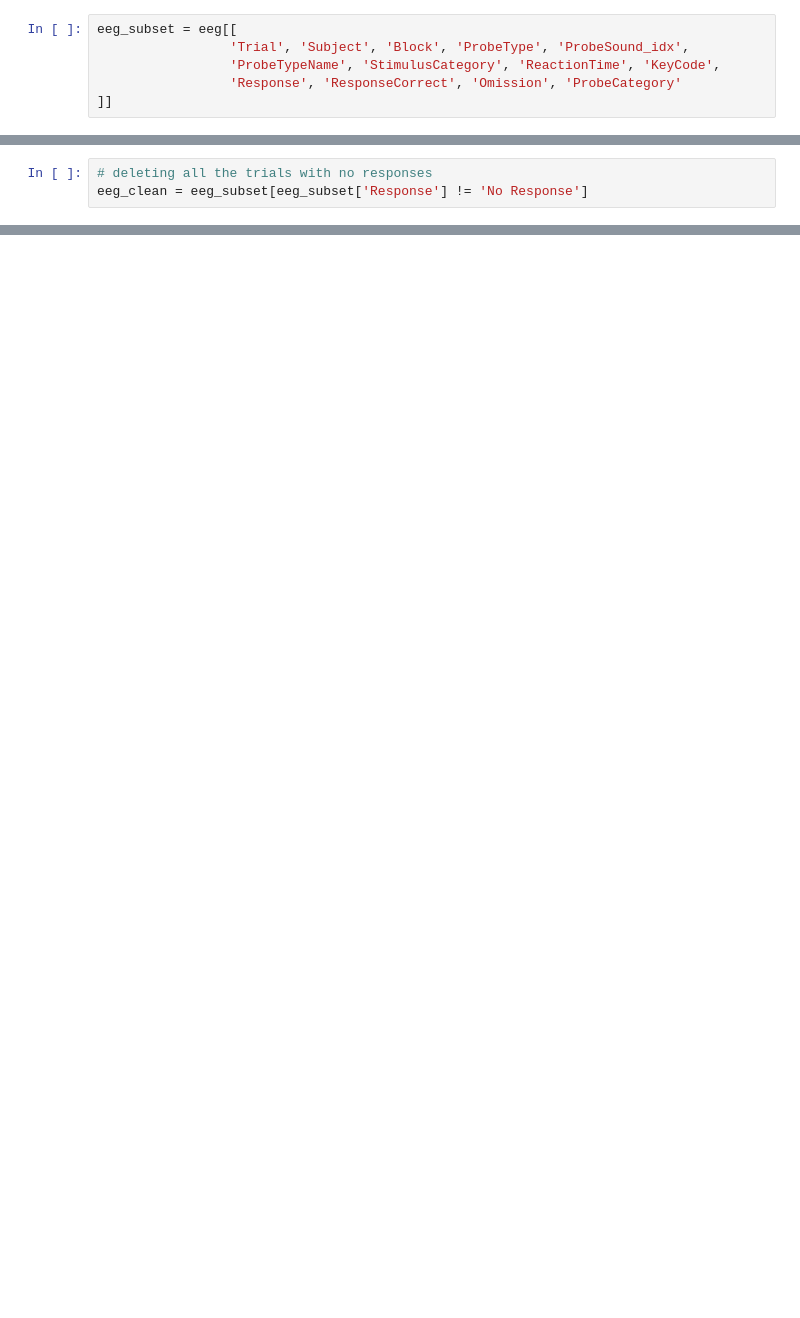
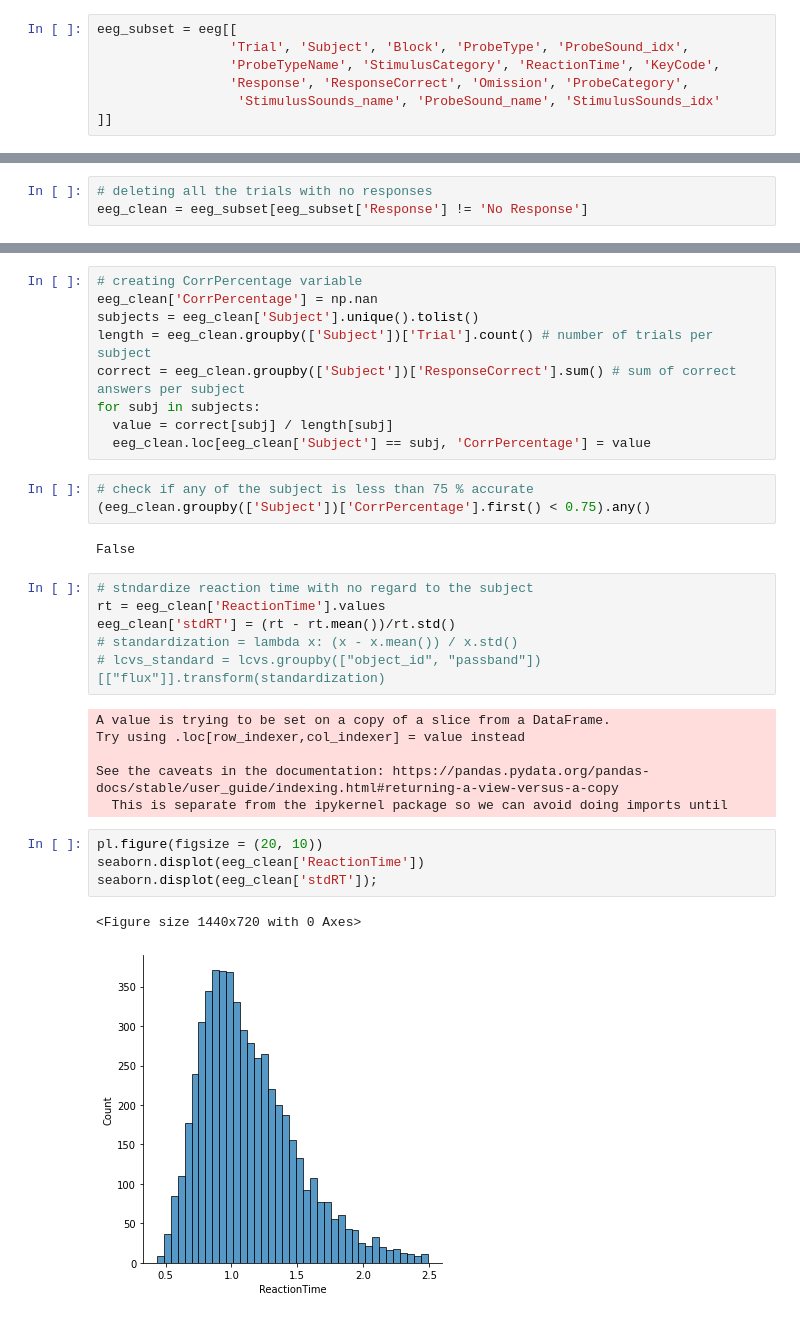
Before and after one commit to cristinarainich/Sternberg_analysis, a Jupyter notebook: EEG_dataset.ipynb, the cells around one changed output, grey strips where cells are left out. Saved outputs shown, nothing was run; the diff lists cells and outputs as text; blank space fills up the shorter version.

```diff
--- a/EEG_dataset.ipynb
+++ b/EEG_dataset.ipynb
@@ -71,7 +75,8 @@ eeg.shape
 eeg_subset = eeg[[
                  'Trial', 'Subject', 'Block', 'ProbeType', 'ProbeSound_idx',
                  'ProbeTypeName', 'StimulusCategory', 'ReactionTime', 'KeyCode',
-                 'Response', 'ResponseCorrect', 'Omission', 'ProbeCategory'
+                 'Response', 'ResponseCorrect', 'Omission', 'ProbeCategory',
+                  'StimulusSounds_name', 'ProbeSound_name', 'StimulusSounds_idx'
 ]]
 # %%
 eeg_subset.head()
@@ -120 +128,34 @@ ProbeCategory       0
 dtype: int64
+# %%
+# creating CorrPercentage variable
+eeg_clean['CorrPercentage'] = np.nan
+subjects = eeg_clean['Subject'].unique().tolist()
+length = eeg_clean.groupby(['Subject'])['Trial'].count() # number of trials per subject
+correct = eeg_clean.groupby(['Subject'])['ResponseCorrect'].sum() # sum of correct answers per subject
+for subj in subjects:
+  value = correct[subj] / length[subj]
+  eeg_clean.loc[eeg_clean['Subject'] == subj, 'CorrPercentage'] = value
+# %%
+# check if any of the subject is less than 75 % accurate
+(eeg_clean.groupby(['Subject'])['CorrPercentage'].first() < 0.75).any()
+# %% [output]
+False
+# %%
+# stndardize reaction time with no regard to the subject
+rt = eeg_clean['ReactionTime'].values
+eeg_clean['stdRT'] = (rt - rt.mean())/rt.std()
+# standardization = lambda x: (x - x.mean()) / x.std()
+# lcvs_standard = lcvs.groupby(["object_id", "passband"])[["flux"]].transform(standardization)
+# %% [output]
+A value is trying to be set on a copy of a slice from a DataFrame.
+Try using .loc[row_indexer,col_indexer] = value instead
+
+See the caveats in the documentation: https://pandas.pydata.org/pandas-docs/stable/user_guide/indexing.html#returning-a-view-versus-a-copy
+  This is separate from the ipykernel package so we can avoid doing imports until
+# %%
+pl.figure(figsize = (20, 10))
+seaborn.displot(eeg_clean['ReactionTime'])
+seaborn.displot(eeg_clean['stdRT']);
+# %% [output]
+<Figure size 1440x720 with 0 Axes>
+[figure, added]
```
Also changed, not shown: parts of 21 cells of this notebook.
